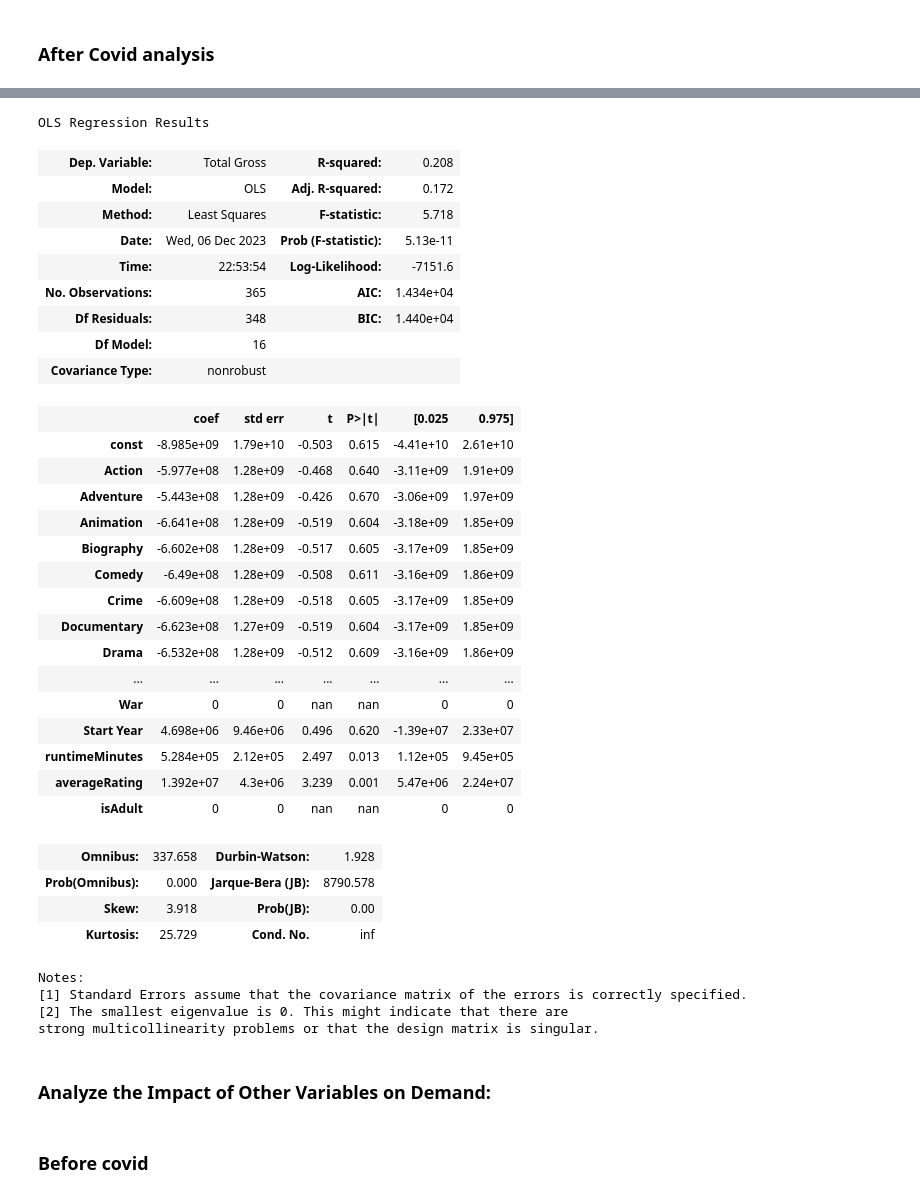
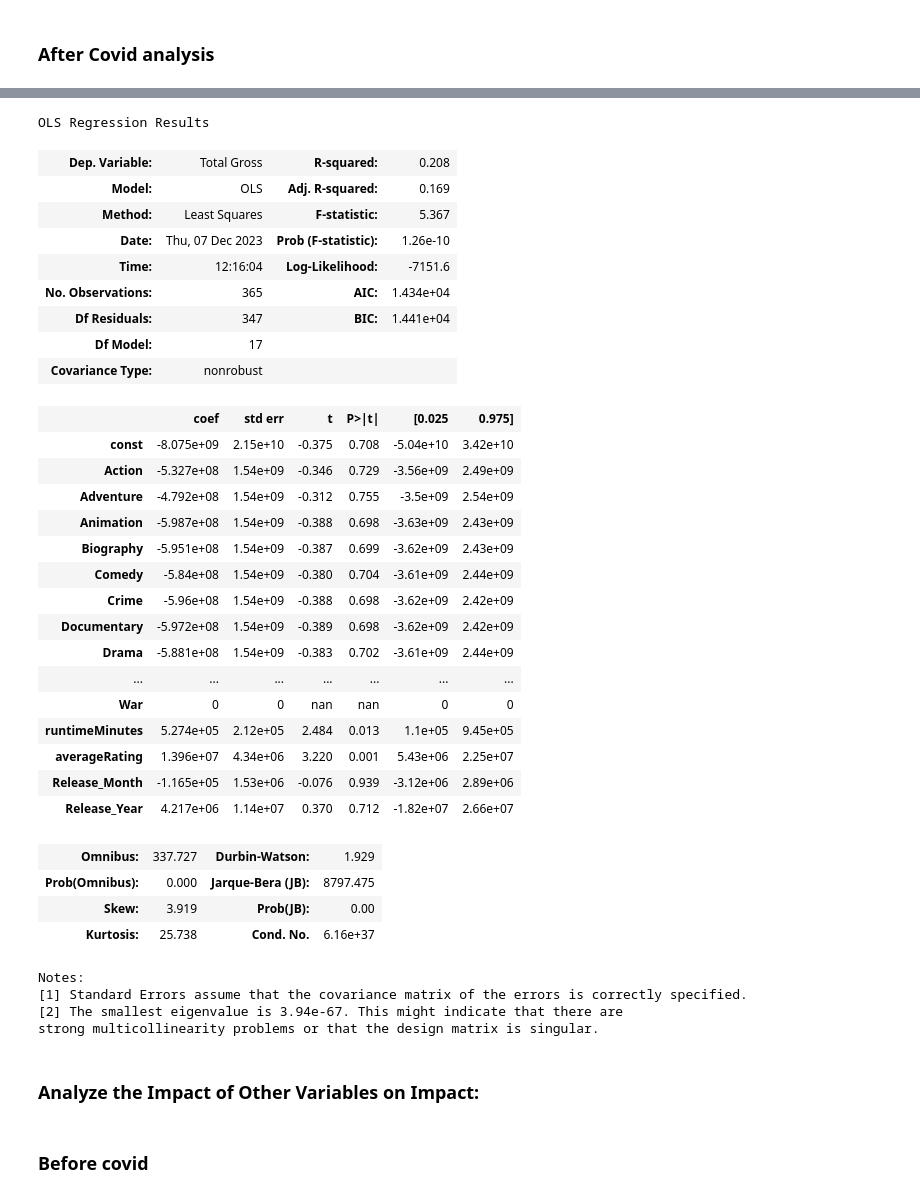
Before and after one commit to shreyashguptas/Analyzing-movie-runtime-performance-before-and-after-COVID-19, a Jupyter notebook: project code.ipynb, the cells around one changed output, grey strips where cells are left out. Saved outputs shown, nothing was run; the diff lists cells and outputs as text; code cells hidden in the pictures.

```diff
--- a/project code.ipynb
+++ b/project code.ipynb
@@ -466,6 +467,10 @@ combined_data = combined_data.join(combined_data.pop('genres').str.get_dummies(s
 # Dropping Theaters due to a lot of null values
 if 'Theaters' in combined_data.columns:
     combined_data = combined_data.drop(['Theaters'], axis=1)
+# %%
+# Create dummy variables for the Release date column where a dummy called 'Release_Month' is created for each month and a dummy called 'Release_Year' is created for each year
+combined_data['Release_Month'] = pd.DatetimeIndex(combined_data['Release Date']).month
+combined_data['Release_Year'] = pd.DatetimeIndex(combined_data['Release Date']).year
 # %%
 combined_data.head()
 # %% [output]
@@ -980,7 +1027,6 @@ I believe that before covid the number of Comedy movies were way more but after
 before_covid_df['Total Gross'] = pd.to_numeric(before_covid_df['Total Gross'], errors='coerce')  # Ensuring 'Total Gross' is numeric
 before_covid_df['runtimeMinutes'] = pd.to_numeric(before_covid_df['runtimeMinutes'], errors='coerce')  # Ensuring 'runtimeMinutes' is numeric
 before_covid_df['averageRating'] = pd.to_numeric(before_covid_df['averageRating'], errors='coerce')  # Ensuring 'averageRating' is numeric
-before_covid_df['Start Year'] = pd.to_numeric(before_covid_df['Start Year'], errors='coerce')  # Ensuring 'Start Year' is numeric
 
 # List of genre columns
 genre_columns = ['Action', 'Adventure', 'Animation', 'Biography', 'Comedy', 'Crime', 'Documentary', 'Drama',
@@ -988,22 +1034,21 @@ genre_columns = ['Action', 'Adventure', 'Animation', 'Biography', 'Comedy', 'Cri
                  'Sport', 'Thriller', 'War']
 
 # Filtering necessary columns
-regression_df = before_covid_df[['Total Gross'] + genre_columns + ['Start Year', 'runtimeMinutes', 'averageRating', 'isAdult']]
+regression_df = before_covid_df[['Total Gross'] + genre_columns + ['runtimeMinutes', 'averageRating', 'Release_Month', 'Release_Year']]
 
 # Convert object columns to numeric
 regression_df['Comedy'] = pd.to_numeric(regression_df['Comedy'], errors='coerce')
 regression_df['Drama'] = pd.to_numeric(regression_df['Drama'], errors='coerce')
-regression_df['isAdult'] = pd.to_numeric(regression_df['isAdult'], errors='coerce')
 
 # Instead of directly modifying regression_df, use .loc to ensure changes are made correctly
-for genre in genre_columns + ['isAdult']:
+for genre in genre_columns:
     regression_df.loc[:, genre] = pd.to_numeric(regression_df[genre], errors='coerce')
 
 # Drop rows with missing values for simplicity
 regression_df.dropna(inplace=True)
 
 # Defining the dependent and independent variables
-X = regression_df[genre_columns + ['Start Year', 'runtimeMinutes', 'averageRating', 'isAdult']]
+X = regression_df[genre_columns + ['runtimeMinutes', 'averageRating', 'Release_Month', 'Release_Year']]
 y = regression_df['Total Gross']
 
 # Adding a constant to the model (intercept)
@@ -1076,7 +1116,6 @@ strong multicollinearity problems or that the design matrix is singular.
 after_covid_df['Total Gross'] = pd.to_numeric(after_covid_df['Total Gross'], errors='coerce')  # Ensuring 'Total Gross' is numeric
 after_covid_df['runtimeMinutes'] = pd.to_numeric(after_covid_df['runtimeMinutes'], errors='coerce')  # Ensuring 'runtimeMinutes' is numeric
 after_covid_df['averageRating'] = pd.to_numeric(after_covid_df['averageRating'], errors='coerce')  # Ensuring 'averageRating' is numeric
-after_covid_df['Start Year'] = pd.to_numeric(after_covid_df['Start Year'], errors='coerce')  # Ensuring 'Start Year' is numeric
 
 # List of genre columns
 genre_columns = ['Action', 'Adventure', 'Animation', 'Biography', 'Comedy', 'Crime', 'Documentary', 'Drama',
@@ -1084,22 +1123,21 @@ genre_columns = ['Action', 'Adventure', 'Animation', 'Biography', 'Comedy', 'Cri
                  'Sport', 'Thriller', 'War']
 
 # Filtering necessary columns
-regression_df = after_covid_df[['Total Gross'] + genre_columns + ['Start Year', 'runtimeMinutes', 'averageRating', 'isAdult']]
+regression_df = after_covid_df[['Total Gross'] + genre_columns + ['runtimeMinutes', 'averageRating', 'Release_Month', 'Release_Year']]
 
 # Convert object columns to numeric
 regression_df['Comedy'] = pd.to_numeric(regression_df['Comedy'], errors='coerce')
 regression_df['Drama'] = pd.to_numeric(regression_df['Drama'], errors='coerce')
-regression_df['isAdult'] = pd.to_numeric(regression_df['isAdult'], errors='coerce')
 
 # Instead of directly modifying regression_df, use .loc to ensure changes are made correctly
-for genre in genre_columns + ['isAdult']:
+for genre in genre_columns:
     regression_df.loc[:, genre] = pd.to_numeric(regression_df[genre], errors='coerce')
 
 # Drop rows with missing values for simplicity
 regression_df.dropna(inplace=True)
 
 # Defining the dependent and independent variables
-X = regression_df[genre_columns + ['Start Year', 'runtimeMinutes', 'averageRating', 'isAdult']]
+X = regression_df[genre_columns + ['runtimeMinutes', 'averageRating', 'Release_Month', 'Release_Year']]
 y = regression_df['Total Gross']
 
 # Adding a constant to the model (intercept)
@@ -1109,8 +1147,8 @@ X = sm.add_constant(X)
 model = sm.OLS(y, X).fit()
 
 # Printing the summary of the model
-model_summary_after_covid = model.summary()
-model_summary_after_covid
+model_summary_before_covid = model.summary()
+model_summary_before_covid
 # %% [output]
 A value is trying to be set on a copy of a slice from a DataFrame.
 Try using .loc[row_indexer,col_indexer] = value instead
@@ -1130,43 +1163,43 @@ See the caveats in the documentation: https://pandas.pydata.org/pandas-docs/stab
 A value is trying to be set on a copy of a slice from a DataFrame
 
 See the caveats in the documentation: https://pandas.pydata.org/pandas-docs/stable/user_guide/indexing.html#returning-a-view-versus-a-copy
   regression_df.dropna(inplace=True)
 OLS Regression Results
 | Dep. Variable: | Total Gross | R-squared: | 0.208 |
-| Model: | OLS | Adj. R-squared: | 0.172 |
-| Method: | Least Squares | F-statistic: | 5.718 |
-| Date: | Wed, 06 Dec 2023 | Prob (F-statistic): | 5.13e-11 |
-| Time: | 22:53:54 | Log-Likelihood: | -7151.6 |
+| Model: | OLS | Adj. R-squared: | 0.169 |
+| Method: | Least Squares | F-statistic: | 5.367 |
+| Date: | Thu, 07 Dec 2023 | Prob (F-statistic): | 1.26e-10 |
+| Time: | 12:16:04 | Log-Likelihood: | -7151.6 |
 | No. Observations: | 365 | AIC: | 1.434e+04 |
-| Df Residuals: | 348 | BIC: | 1.440e+04 |
-| Df Model: | 16 |  |  |
+| Df Residuals: | 347 | BIC: | 1.441e+04 |
+| Df Model: | 17 |  |  |
 | Covariance Type: | nonrobust |  |  |
 |  | coef | std err | t | P>|t| | [0.025 | 0.975] |
-| const | -8.985e+09 | 1.79e+10 | -0.503 | 0.615 | -4.41e+10 | 2.61e+10 |
-| Action | -5.977e+08 | 1.28e+09 | -0.468 | 0.640 | -3.11e+09 | 1.91e+09 |
-| Adventure | -5.443e+08 | 1.28e+09 | -0.426 | 0.670 | -3.06e+09 | 1.97e+09 |
-| Animation | -6.641e+08 | 1.28e+09 | -0.519 | 0.604 | -3.18e+09 | 1.85e+09 |
-| Biography | -6.602e+08 | 1.28e+09 | -0.517 | 0.605 | -3.17e+09 | 1.85e+09 |
-| Comedy | -6.49e+08 | 1.28e+09 | -0.508 | 0.611 | -3.16e+09 | 1.86e+09 |
-| Crime | -6.609e+08 | 1.28e+09 | -0.518 | 0.605 | -3.17e+09 | 1.85e+09 |
-| Documentary | -6.623e+08 | 1.27e+09 | -0.519 | 0.604 | -3.17e+09 | 1.85e+09 |
-| Drama | -6.532e+08 | 1.28e+09 | -0.512 | 0.609 | -3.16e+09 | 1.86e+09 |
+| const | -8.075e+09 | 2.15e+10 | -0.375 | 0.708 | -5.04e+10 | 3.42e+10 |
+| Action | -5.327e+08 | 1.54e+09 | -0.346 | 0.729 | -3.56e+09 | 2.49e+09 |
+| Adventure | -4.792e+08 | 1.54e+09 | -0.312 | 0.755 | -3.5e+09 | 2.54e+09 |
+| Animation | -5.987e+08 | 1.54e+09 | -0.388 | 0.698 | -3.63e+09 | 2.43e+09 |
+| Biography | -5.951e+08 | 1.54e+09 | -0.387 | 0.699 | -3.62e+09 | 2.43e+09 |
+| Comedy | -5.84e+08 | 1.54e+09 | -0.380 | 0.704 | -3.61e+09 | 2.44e+09 |
+| Crime | -5.96e+08 | 1.54e+09 | -0.388 | 0.698 | -3.62e+09 | 2.42e+09 |
+| Documentary | -5.972e+08 | 1.54e+09 | -0.389 | 0.698 | -3.62e+09 | 2.42e+09 |
+| Drama | -5.881e+08 | 1.54e+09 | -0.383 | 0.702 | -3.61e+09 | 2.44e+09 |
 | ... | ... | ... | ... | ... | ... | ... |
 | War | 0 | 0 | nan | nan | 0 | 0 |
-| Start Year | 4.698e+06 | 9.46e+06 | 0.496 | 0.620 | -1.39e+07 | 2.33e+07 |
-| runtimeMinutes | 5.284e+05 | 2.12e+05 | 2.497 | 0.013 | 1.12e+05 | 9.45e+05 |
-| averageRating | 1.392e+07 | 4.3e+06 | 3.239 | 0.001 | 5.47e+06 | 2.24e+07 |
-| isAdult | 0 | 0 | nan | nan | 0 | 0 |
+| runtimeMinutes | 5.274e+05 | 2.12e+05 | 2.484 | 0.013 | 1.1e+05 | 9.45e+05 |
+| averageRating | 1.396e+07 | 4.34e+06 | 3.220 | 0.001 | 5.43e+06 | 2.25e+07 |
+| Release_Month | -1.165e+05 | 1.53e+06 | -0.076 | 0.939 | -3.12e+06 | 2.89e+06 |
+| Release_Year | 4.217e+06 | 1.14e+07 | 0.370 | 0.712 | -1.82e+07 | 2.66e+07 |
-| Omnibus: | 337.658 | Durbin-Watson: | 1.928 |
-| Prob(Omnibus): | 0.000 | Jarque-Bera (JB): | 8790.578 |
-| Skew: | 3.918 | Prob(JB): | 0.00 |
-| Kurtosis: | 25.729 | Cond. No. | inf |
+| Omnibus: | 337.727 | Durbin-Watson: | 1.929 |
+| Prob(Omnibus): | 0.000 | Jarque-Bera (JB): | 8797.475 |
+| Skew: | 3.919 | Prob(JB): | 0.00 |
+| Kurtosis: | 25.738 | Cond. No. | 6.16e+37 |
 Notes:
 [1] Standard Errors assume that the covariance matrix of the errors is correctly specified.
-[2] The smallest eigenvalue is 0. This might indicate that there are
+[2] The smallest eigenvalue is 3.94e-67. This might indicate that there are
 strong multicollinearity problems or that the design matrix is singular.
 # %% [markdown]
-### Analyze the Impact of Other Variables on Demand:
+### Analyze the Impact of Other Variables on Impact:
 # %% [markdown]
 ### Before covid
 # %%
```
Also changed, not shown: parts of 28 cells of this notebook, 1 other file.
